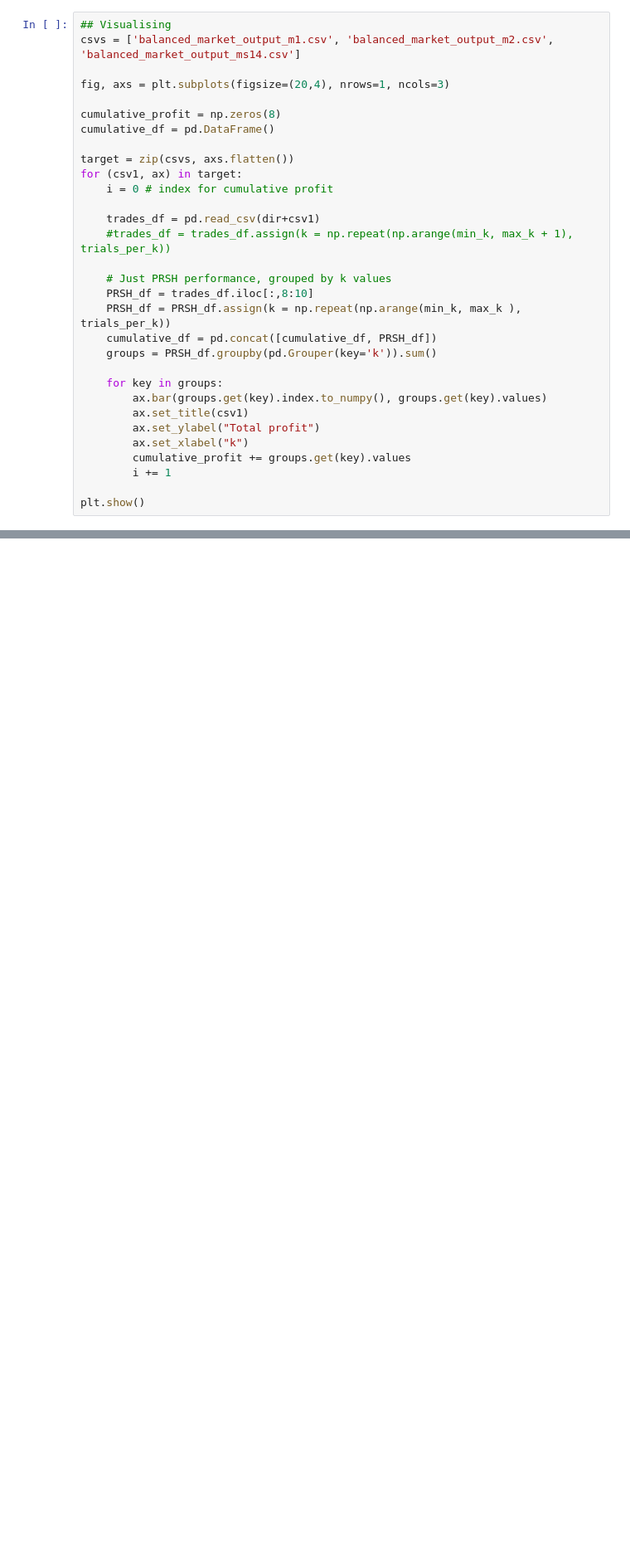
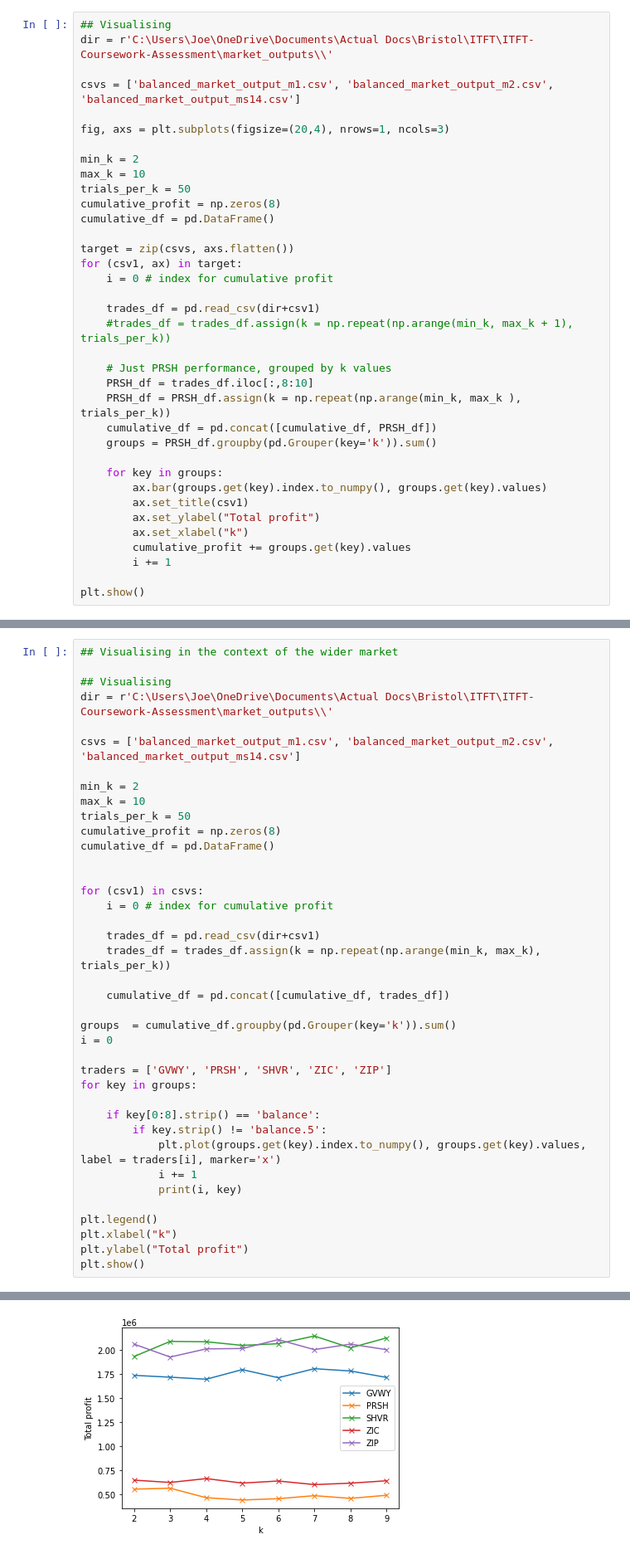
Before and after one commit to janderson3435/ITFT-Coursework-Assessment, a Jupyter notebook: PRSH_experiments.ipynb, the cells around one changed output, grey strips where cells are left out. Shown: that part at 83% size. Cells and saved outputs as stored; diff of their text form; blank space fills up the shorter version.

```diff
--- a/PRSH_experiments.ipynb
+++ b/PRSH_experiments.ipynb
@@ -317,10 +317,15 @@ for k in range(min_k, max_k):
 399;
 # %%
 ## Visualising
+dir = r'C:\Users\Joe\OneDrive\Documents\Actual Docs\Bristol\ITFT\ITFT-Coursework-Assessment\market_outputs\\'
+
 csvs = ['balanced_market_output_m1.csv', 'balanced_market_output_m2.csv', 'balanced_market_output_ms14.csv']
 
 fig, axs = plt.subplots(figsize=(20,4), nrows=1, ncols=3)
 
+min_k = 2
+max_k = 10
+trials_per_k = 50
 cumulative_profit = np.zeros(8)
 cumulative_df = pd.DataFrame()
 
@@ -364,3 +369,43 @@ plt.ylabel('Profit')
 # %% [output]
 Text(0, 0.5, 'Profit')
 [figure]
+# %%
+## Visualising in the context of the wider market
+
+## Visualising
+dir = r'C:\Users\Joe\OneDrive\Documents\Actual Docs\Bristol\ITFT\ITFT-Coursework-Assessment\market_outputs\\'
+
+csvs = ['balanced_market_output_m1.csv', 'balanced_market_output_m2.csv', 'balanced_market_output_ms14.csv']
+
+min_k = 2
+max_k = 10
+trials_per_k = 50
+cumulative_profit = np.zeros(8)
+cumulative_df = pd.DataFrame()
+
+
+for (csv1) in csvs:
+    i = 0 # index for cumulative profit
+
+    trades_df = pd.read_csv(dir+csv1)
+    trades_df = trades_df.assign(k = np.repeat(np.arange(min_k, max_k), trials_per_k))
+
+    cumulative_df = pd.concat([cumulative_df, trades_df])
+
+groups  = cumulative_df.groupby(pd.Grouper(key='k')).sum()
+i = 0
+
+traders = ['GVWY', 'PRSH', 'SHVR', 'ZIC', 'ZIP']
+for key in groups:
+
+    if key[0:8].strip() == 'balance':
+        if key.strip() != 'balance.5':
+            plt.plot(groups.get(key).index.to_numpy(), groups.get(key).values, label = traders[i], marker='x')
+            i += 1
+            print(i, key)
+
+plt.legend()
+plt.xlabel("k")
+plt.ylabel("Total profit")
+plt.show()
+# %% [output]
@@ -367,3 +417,4 @@ Text(0, 0.5, 'Profit')
+[figure, added]
 # %%
 ### Statistical Testing
 ### Using Wilcoxon Test (as not independent), want to know if one k is significantly better then another/the rest
```
Also changed, not shown: parts of 6 cells of this notebook, 9 other files.
